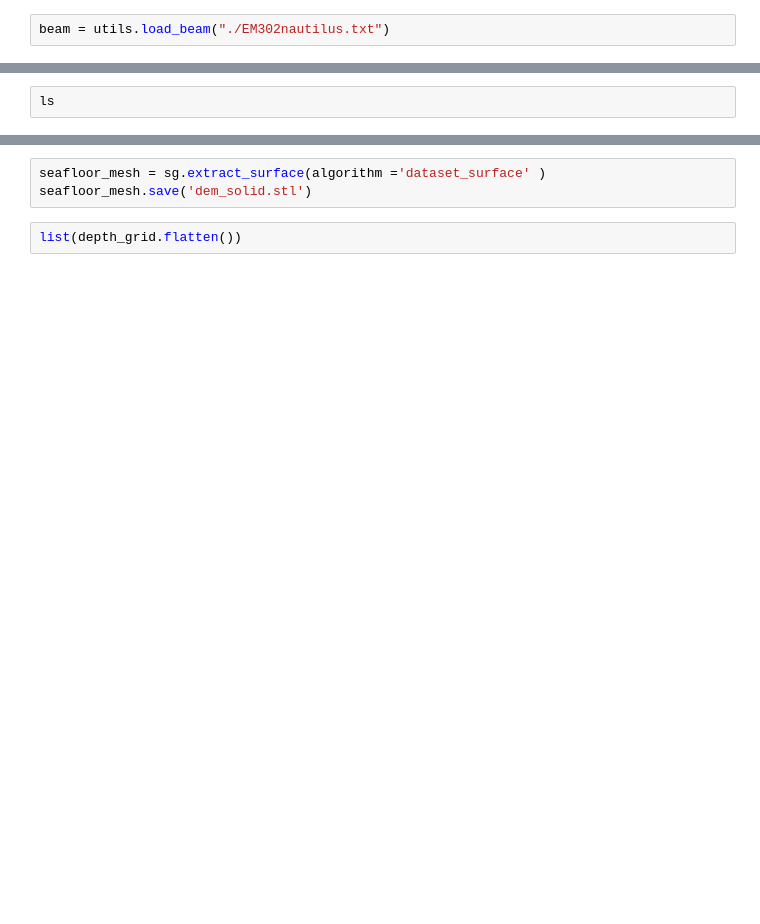
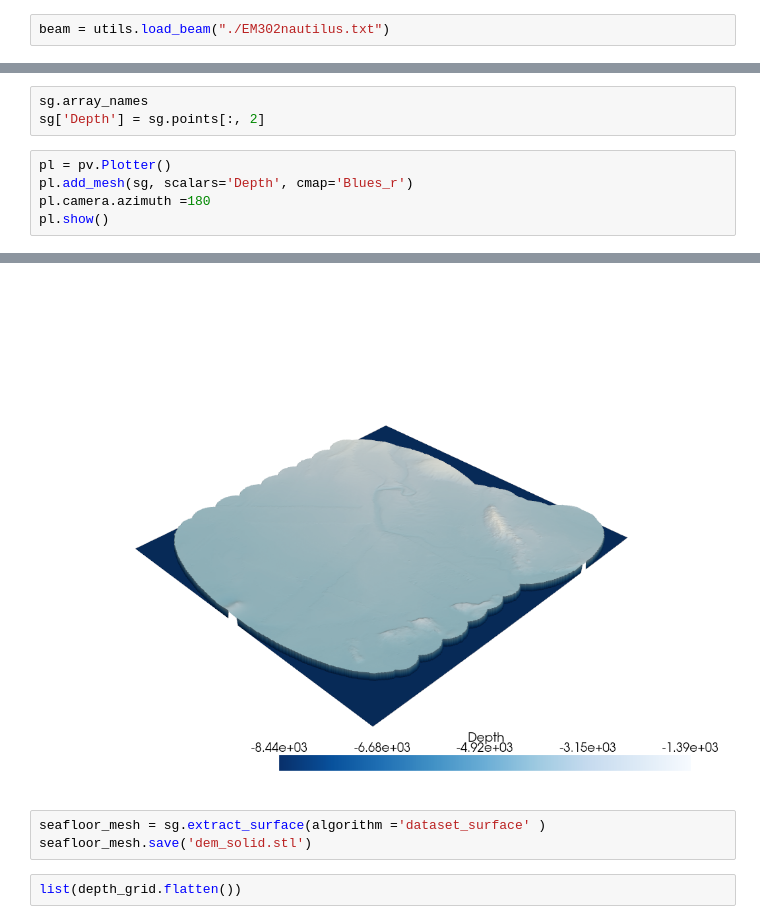
Before and after one commit to dwthomas/Sonar-Beam-Model, a Jupyter notebook: 3dbeamtest.ipynb, the cells around one changed output, grey strips where cells are left out. Saved outputs shown, nothing was run; the diff lists cells and outputs as text; blank space fills up the shorter version.

```diff
--- a/3dbeamtest.ipynb
+++ b/3dbeamtest.ipynb
@@ -148,3 +794,9 @@ plot_structured_grid_3d(sg)
+# %%
+sg.array_names
+sg['Depth'] = sg.points[:, 2]
 # %%
-ls
+pl = pv.Plotter()
+pl.add_mesh(sg, scalars='Depth', cmap='Blues_r')
+pl.camera.azimuth =180
+pl.show()
 # %% [output]
@@ -152,3 +804,4 @@ ls
+[figure, added]
 # %%
 seafloor_mesh = sg.extract_surface(algorithm ='dataset_surface' )
 seafloor_mesh.save('dem_solid.stl')
```
Also changed, not shown: parts of 37 cells of this notebook, 1 other file.
